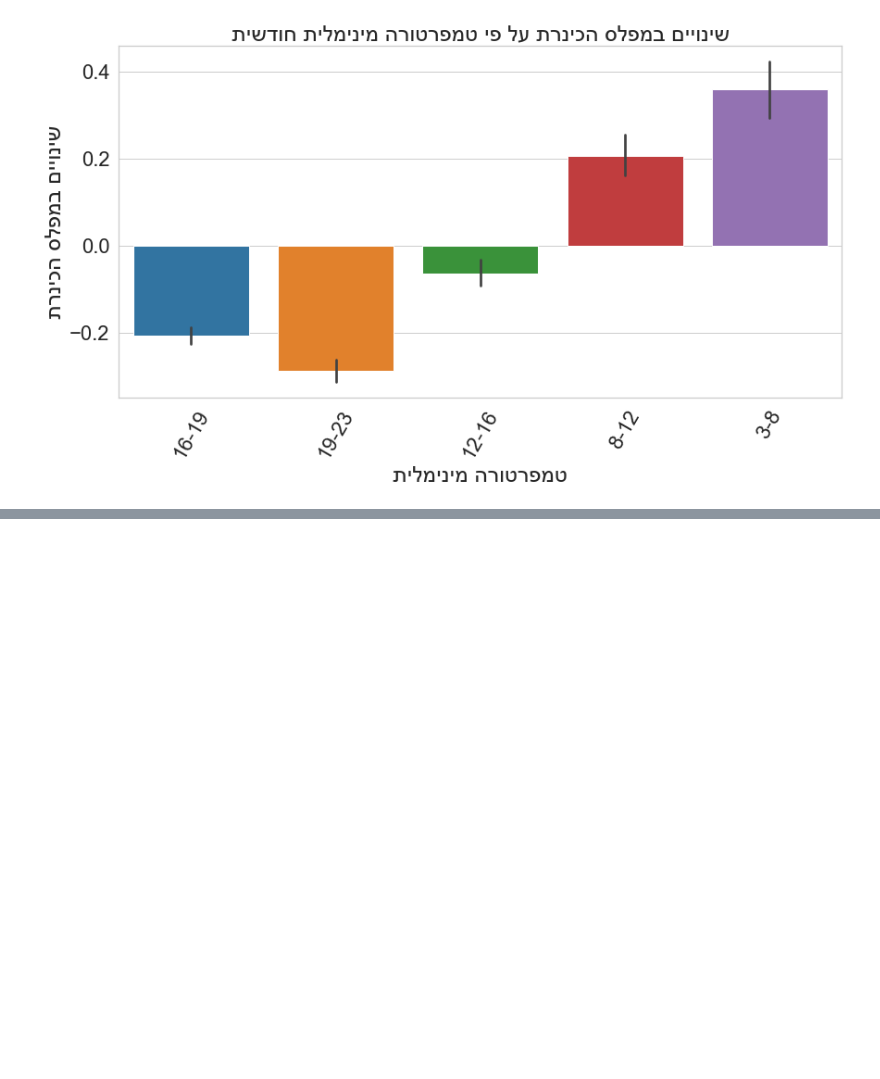
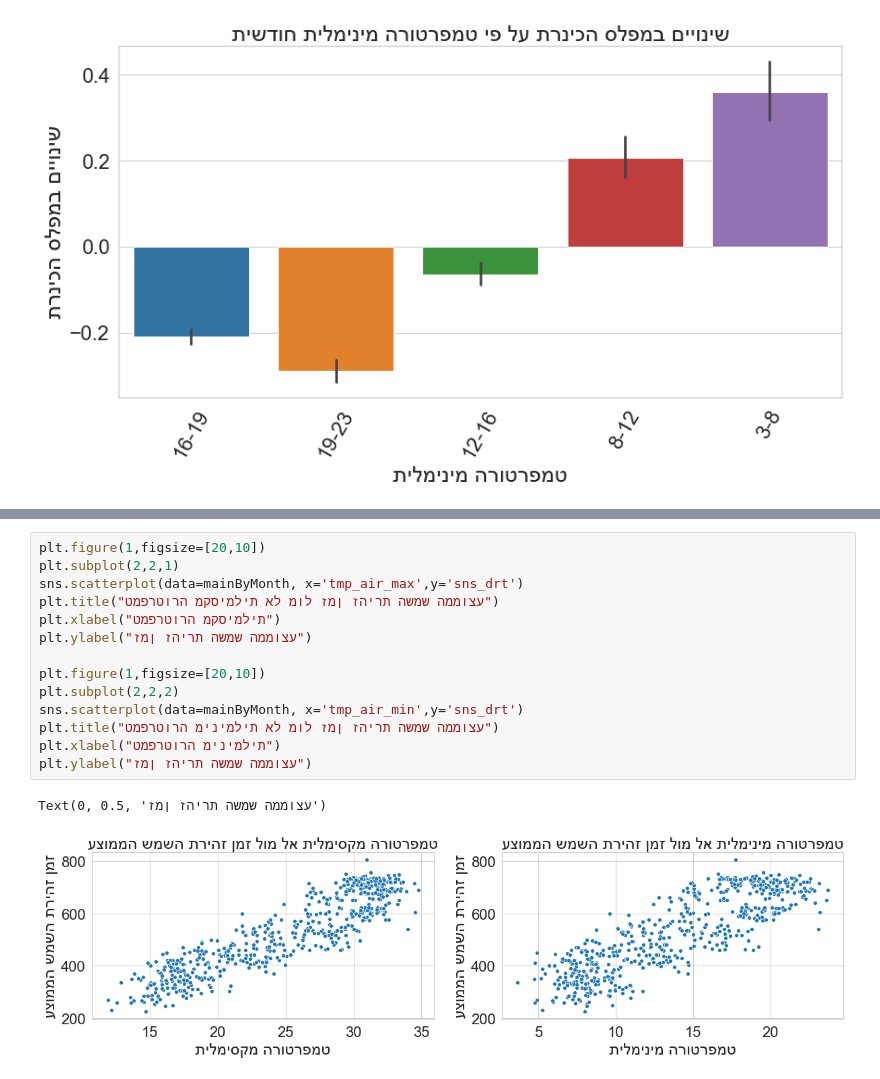
Before and after one commit to ronhadad/Kinneret, a Jupyter notebook: Visualizations .ipynb, the cells around one changed output, grey strips where cells are left out. Saved outputs shown, nothing was run; the diff lists cells and outputs as text; blank space fills up the shorter version.

```diff
--- a/Visualizations .ipynb
+++ b/Visualizations .ipynb
@@ -154,0 +172,17 @@ plt.xticks(rotation=60)
+# %%
+plt.figure(1,figsize=[20,10])
+plt.subplot(2,2,1)
+sns.scatterplot(data=mainByMonth, x='tmp_air_max',y='sns_drt')
+plt.title("עצוממה שמשה תריהז ןמז לומ לא תילמיסקמ הרוטרפמט")
+plt.xlabel("תילמיסקמ הרוטרפמט")
+plt.ylabel("עצוממה שמשה תריהז ןמז")
+
+plt.figure(1,figsize=[20,10])
+plt.subplot(2,2,2)
+sns.scatterplot(data=mainByMonth, x='tmp_air_min',y='sns_drt')
+plt.title("עצוממה שמשה תריהז ןמז לומ לא תילמינימ הרוטרפמט")
+plt.xlabel("תילמינימ הרוטרפמט")
+plt.ylabel("עצוממה שמשה תריהז ןמז")
+# %% [output]
+Text(0, 0.5, 'עצוממה שמשה תריהז ןמז')
+[figure, added]
```
Also changed, not shown: parts of 5 cells of this notebook, 1 other file.
